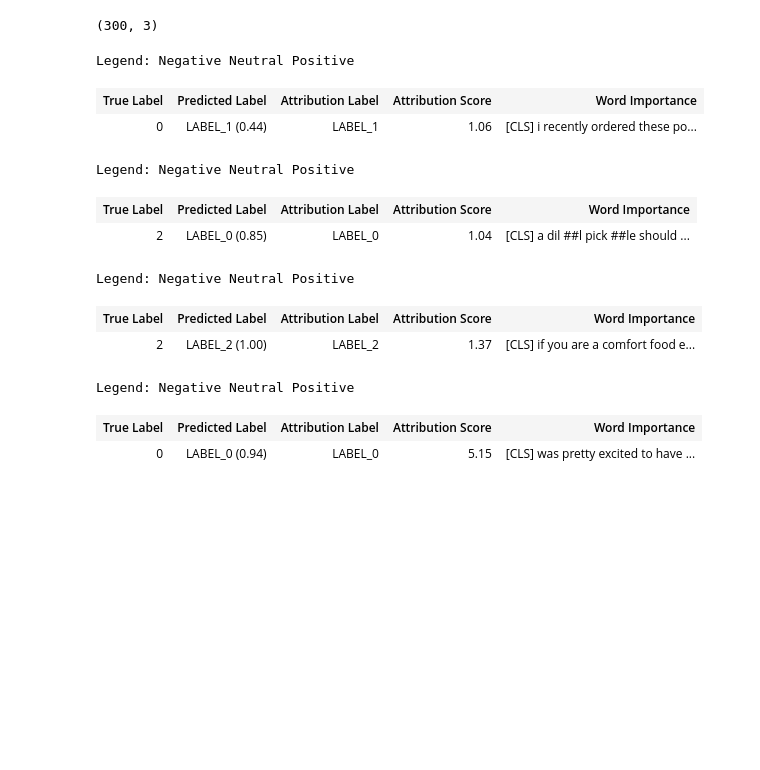
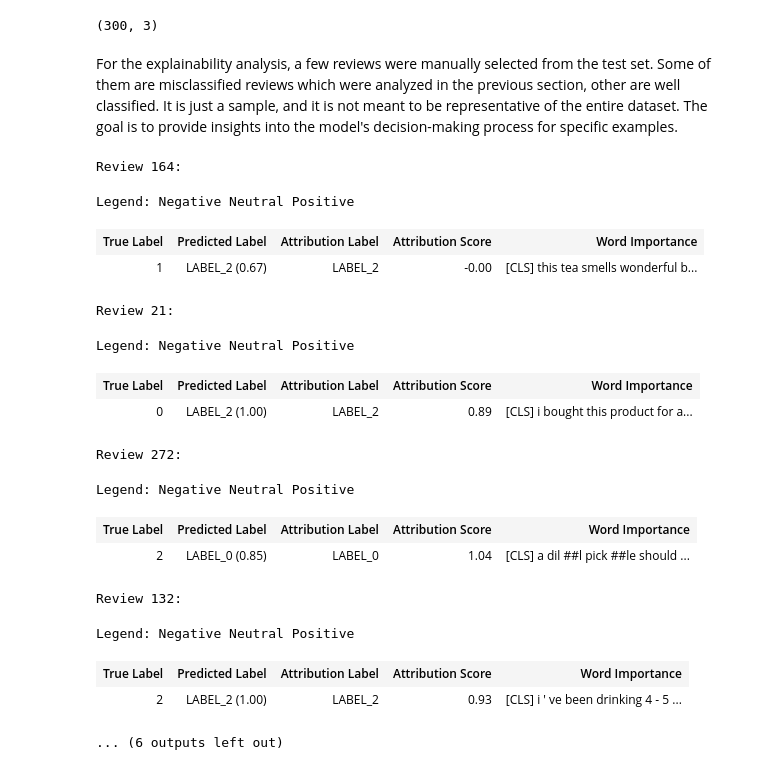
Before and after one commit to elena563/food-reviews-analysis, a Jupyter notebook: notebooks/3_explainability.ipynb, the cells around one changed output. Saved outputs shown, nothing was run; the diff lists cells and outputs as text; code cells hidden in the pictures; blank space fills up the shorter version.

```diff
--- a/notebooks/3_explainability.ipynb
+++ b/notebooks/3_explainability.ipynb
@@ -32,23 +32,31 @@ df_test = pd.read_csv(DATA_DIR / 'test_results.csv')
 print(df_test.shape)
 # %% [output]
 (300, 3)
+# %% [markdown]
+For the explainability analysis, a few reviews were manually selected from the test set. Some of them are misclassified reviews which were analyzed in the previous section, other are well classified. It is just a sample, and it is not meant to be representative of the entire dataset. The goal is to provide insights into the model's decision-making process for specific examples.
 # %%
-selected = [4, 272, 268, 269]
+selected = [164, 21, 272, 132, 268, 61]
 
 for i in selected:
     text = truncate_to_max_tokens(df_test.loc[i, "text"])
     cls_explainer(text)
+    print(f"Review {i}:")
     cls_explainer.visualize(true_class=df_test.loc[i, "label"])
 # %% [output]
-Legend: Negative Neutral Positive
+Review 164:
+Legend: Negative Neutral Positive
 | True Label | Predicted Label | Attribution Label | Attribution Score | Word Importance |
-| 0 | LABEL_1 (0.44) | LABEL_1 | 1.06 | [CLS] i recently ordered these po... |
+| 1 | LABEL_2 (0.67) | LABEL_2 | -0.00 | [CLS] this tea smells wonderful b... |
-Legend: Negative Neutral Positive
+Review 21:
+Legend: Negative Neutral Positive
 | True Label | Predicted Label | Attribution Label | Attribution Score | Word Importance |
-| 2 | LABEL_0 (0.85) | LABEL_0 | 1.04 | [CLS] a dil ##l pick ##le should ... |
+| 0 | LABEL_2 (1.00) | LABEL_2 | 0.89 | [CLS] i bought this product for a... |
-Legend: Negative Neutral Positive
+Review 272:
+Legend: Negative Neutral Positive
 | True Label | Predicted Label | Attribution Label | Attribution Score | Word Importance |
-| 2 | LABEL_2 (1.00) | LABEL_2 | 1.37 | [CLS] if you are a comfort food e... |
+| 2 | LABEL_0 (0.85) | LABEL_0 | 1.04 | [CLS] a dil ##l pick ##le should ... |
-Legend: Negative Neutral Positive
+Review 132:
+Legend: Negative Neutral Positive
 | True Label | Predicted Label | Attribution Label | Attribution Score | Word Importance |
-| 0 | LABEL_0 (0.94) | LABEL_0 | 5.15 | [CLS] was pretty excited to have ... |
+| 2 | LABEL_2 (1.00) | LABEL_2 | 0.93 | [CLS] i ' ve been drinking 4 - 5 ... |
+... (6 outputs left out)
```
Also changed, not shown: parts of 5 cells of this notebook, 3 other files.
